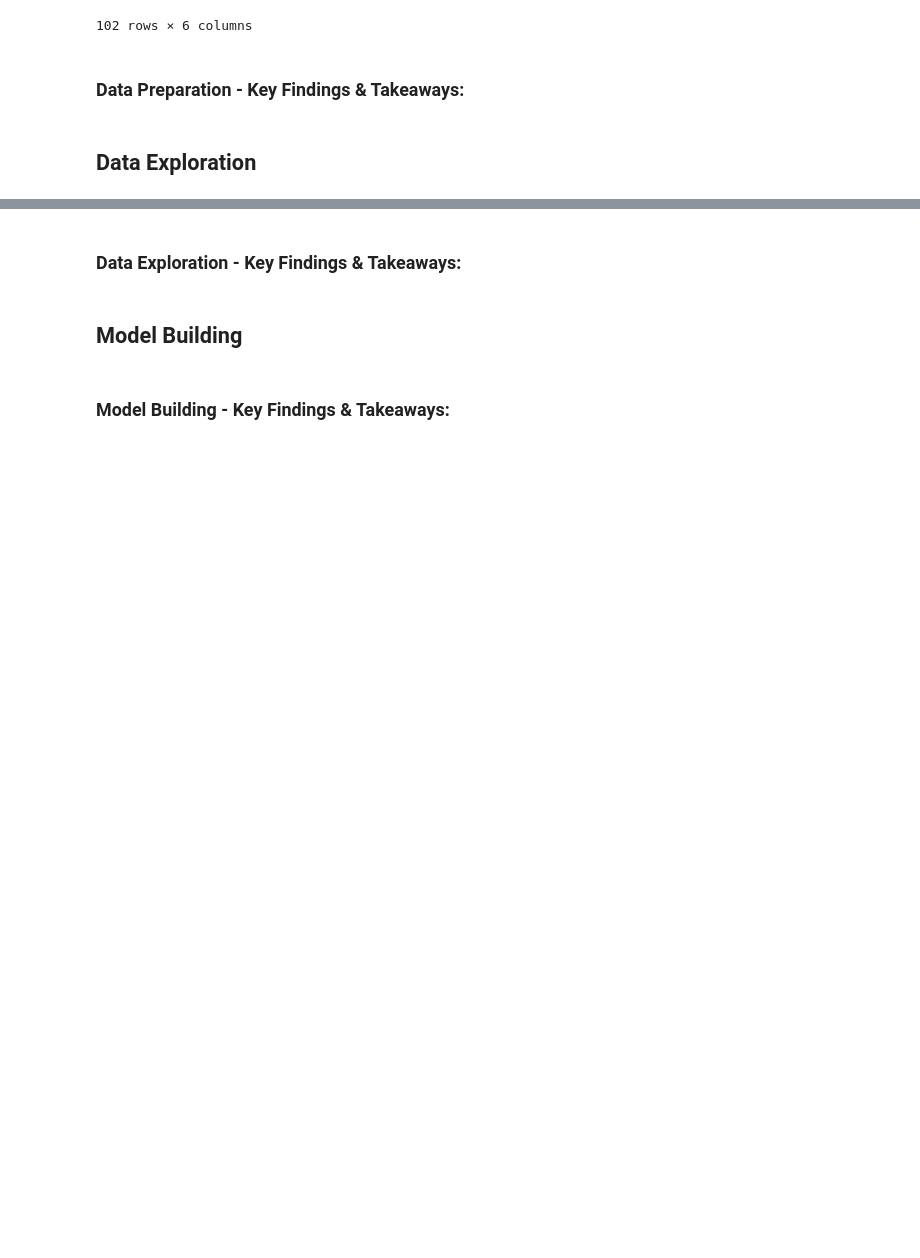
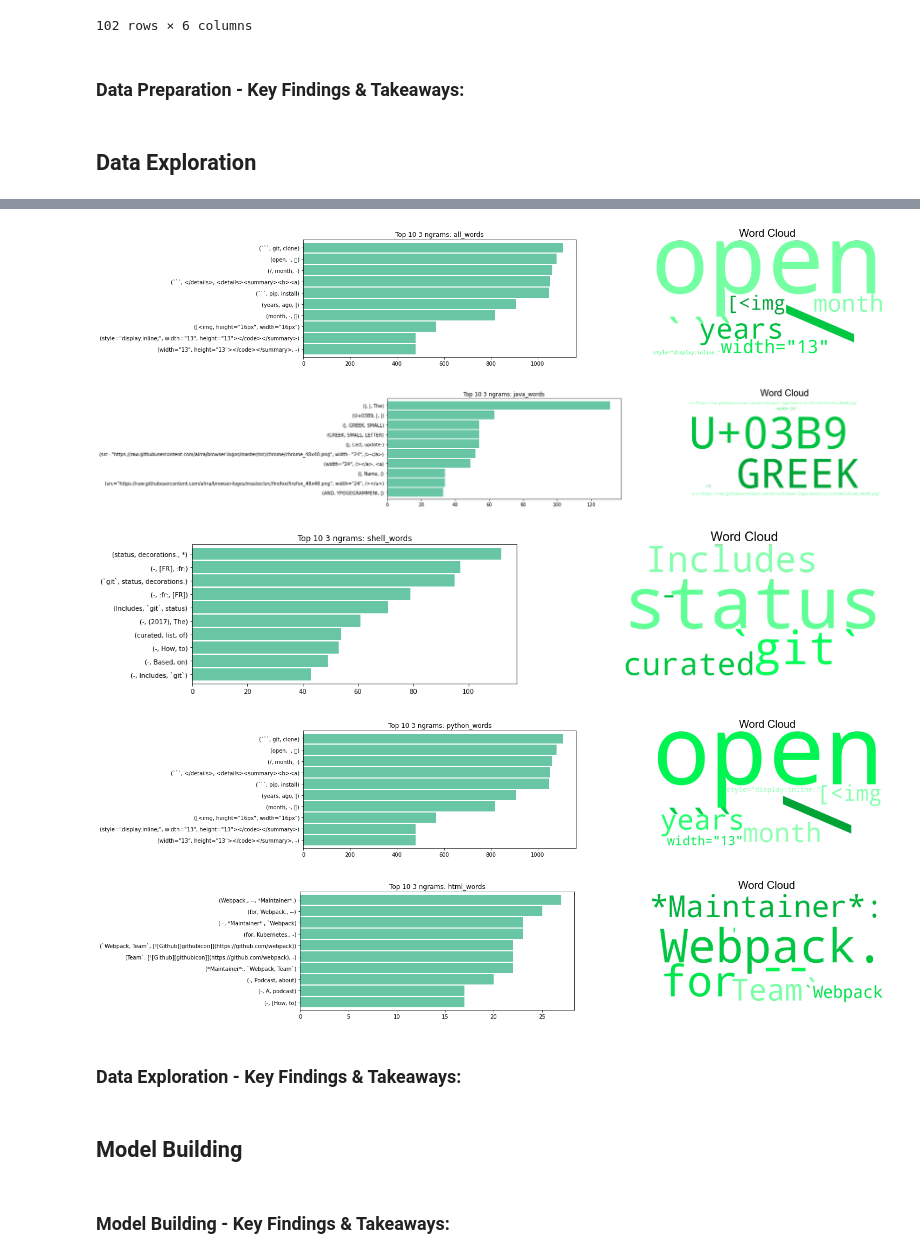
Before and after one commit to NLP-G4/NLP_group_project, a Jupyter notebook: final_report.ipynb, the cells around one changed output, grey strips where cells are left out. Drawn from its saved outputs; the diff is of its cells as text; code cells hidden in the pictures; blank space fills up the shorter version.

```diff
--- a/final_report.ipynb
+++ b/final_report.ipynb
@@ -160,3 +205,12 @@ explore.word_count_word_cloud(str1)
+# %%
+# and finally, let's see trigrams...
+explore.word_count_word_cloud(this_list, that_list, n = 3, x=10, title_name = None)
+# %% [output]
+[figure, added]
+[figure, added]
+[figure, added]
+[figure, added]
+[figure, added]
 # %% [markdown]
 ### Data Exploration - Key Findings & Takeaways:
 # %% [markdown]
```
Also changed, not shown: parts of 10 cells of this notebook.
